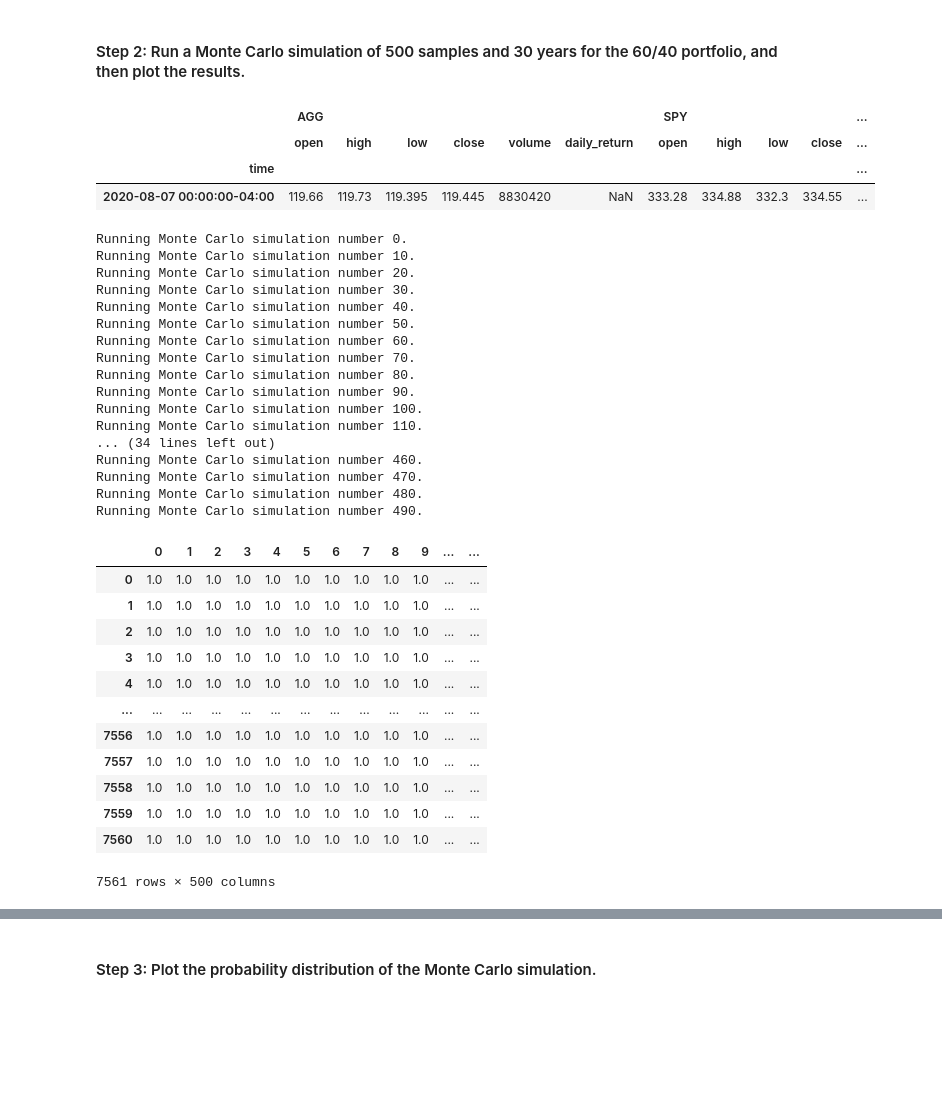
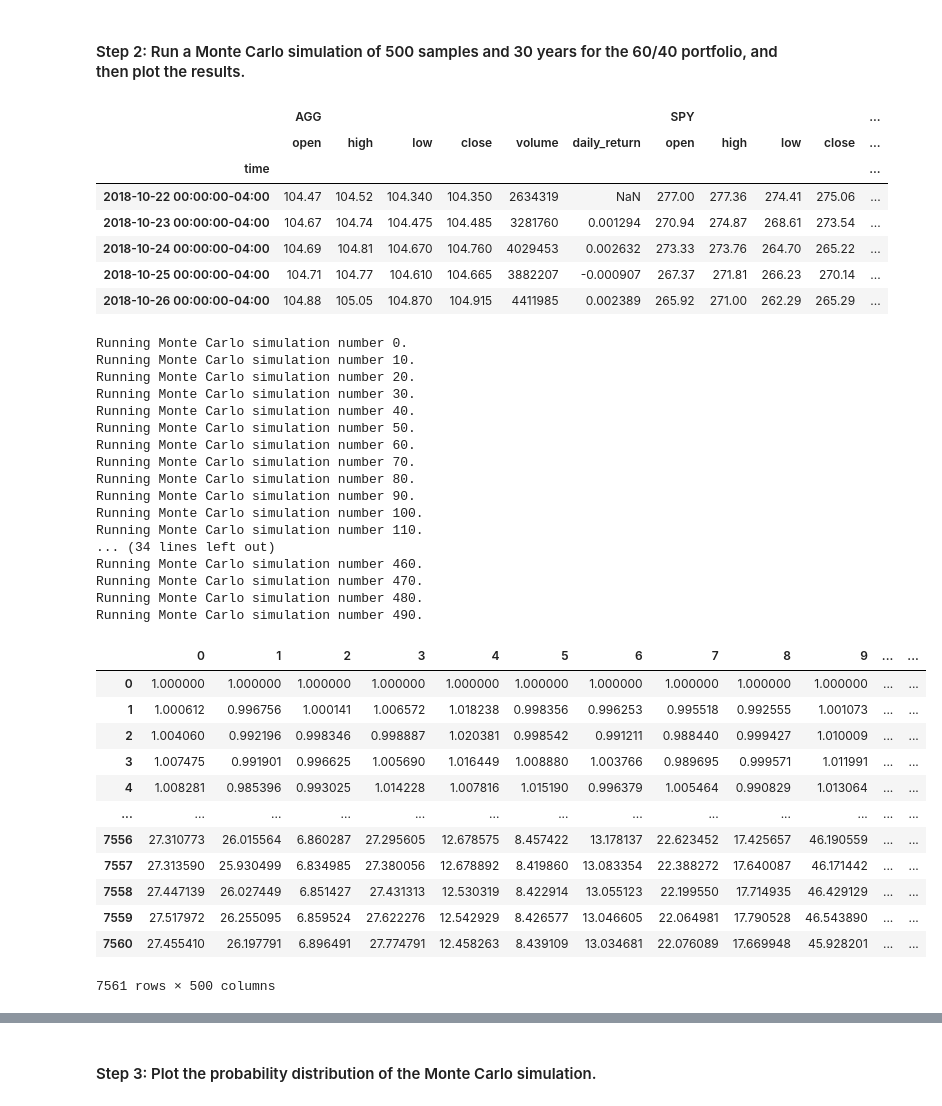
Before and after one commit to Leroy44/Monte-carlo-portfolio-forecasting-app, a Jupyter notebook: financial_planning_tools.ipynb, the cells around one changed output, grey strips where cells are left out. Saved outputs shown, nothing was run; the diff lists cells and outputs as text; code cells hidden in the pictures; blank space fills up the shorter version.

```diff
--- a/financial_planning_tools.ipynb
+++ b/financial_planning_tools.ipynb
@@ -413,8 +413,8 @@ In this section, you’ll use the MCForecastTools library to create a Monte Carl
 # %%
 # Set start and end dates of 3 years back from your current date
 # Alternatively, you can use an end date of 2020-08-07 and work 3 years back from that date
-start_date_3year = pd.Timestamp("2020-08-07", tz ="America/New_York").isoformat()
-end_date_3year= pd.Timestamp("2020-08-07", tz="America/New_York").isoformat()
+start_date = pd.Timestamp("2018-10-20", tz="America/New_York").isoformat()
+end_date = pd.Timestamp("2021-10-20", tz="America/New_York").isoformat()
 
 
 # Set number of rows to 1000 to retrieve the maximum amount of rows
@@ -424,17 +424,17 @@ limit_rows = 1000
 # The tickers and timeframe parameters should have been set in Part 1 of this activity
 # The start and end dates should be updated with the information set above
 # Remember to add the df property to the end of the call so the response is returned as a DataFrame
-portfolio_mc_df = alpaca.get_barset(
+df_prices = alpaca.get_barset(
     tickers,
     timeframe,
-    start= start_date_3year,
-    end = end_date_3year,
-    limit = limit_rows
+    start=start_date,
+    end=end_date,
+    limit=limit_rows
 ).df
 
 # Display both the first and last five rows of the DataFrame
-display(portfolio_mc_df.head())
-display(portfolio_mc_df.tail())
+display(df_prices.head())
+display(df_prices.tail())
 # %% [output]
 |  | AGG |  |  |  |  | SPY |  |  |  |  |
 |  | open | high | low | close | volume | open | high | low | close | volume |
@@ -450,53 +458,57 @@ display(portfolio_mc_df.tail())
 # Configure the Monte Carlo simulation to forecast 30 years cumulative returns
 # The weights should be split 40% to AGG and 60% to SPY.
 # Run 500 samples.
-mc_thirtyyear = MCSimulation(
-    portfolio_data = portfolio_mc_df,
-    weights = [.40,.60],
-    num_simulation=500,
-    num_trading_days=252*30
+simulation_mc30 = MCSimulation(
+    portfolio_data = df_prices,
+    weights = [0.6, 0.4],
+    num_simulation = 500,
+    num_trading_days = 7560,
 )
 
 # Review the simulation input data
-mc_thirtyyear.portfolio_data.head()
+simulation_mc30.portfolio_data.head()
 # %% [output]
 |  | AGG |  |  |  |  |  | SPY |  |  |  | ... |
 |  | open | high | low | close | volume | daily_return | open | high | low | close | ... |
 | time |  |  |  |  |  |  |  |  |  |  | ... |
-| 2020-08-07 00:00:00-04:00 | 119.66 | 119.73 | 119.395 | 119.445 | 8830420 | NaN | 333.28 | 334.88 | 332.3 | 334.55 | ... |
+| 2018-10-22 00:00:00-04:00 | 104.47 | 104.52 | 104.340 | 104.350 | 2634319 | NaN | 277.00 | 277.36 | 274.41 | 275.06 | ... |
+| 2018-10-23 00:00:00-04:00 | 104.67 | 104.74 | 104.475 | 104.485 | 3281760 | 0.001294 | 270.94 | 274.87 | 268.61 | 273.54 | ... |
+| 2018-10-24 00:00:00-04:00 | 104.69 | 104.81 | 104.670 | 104.760 | 4029453 | 0.002632 | 273.33 | 273.76 | 264.70 | 265.22 | ... |
+| 2018-10-25 00:00:00-04:00 | 104.71 | 104.77 | 104.610 | 104.665 | 3882207 | -0.000907 | 267.37 | 271.81 | 266.23 | 270.14 | ... |
+| 2018-10-26 00:00:00-04:00 | 104.88 | 105.05 | 104.870 | 104.915 | 4411985 | 0.002389 | 265.92 | 271.00 | 262.29 | 265.29 | ... |
 # %%
 # Run the Monte Carlo simulation to forecast 30 years cumulative returns
-mc_thirtyyear.calc_cumulative_return()
+simulation_mc30.calc_cumulative_return()
 # %% [output]
 Running Monte Carlo simulation number 0.
 Running Monte Carlo simulation number 10.
 Running Monte Carlo simulation number 20.
 Running Monte Carlo simulation number 30.
 Running Monte Carlo simulation number 40.
 Running Monte Carlo simulation number 50.
 Running Monte Carlo simulation number 60.
 Running Monte Carlo simulation number 70.
 Running Monte Carlo simulation number 80.
 Running Monte Carlo simulation number 90.
 Running Monte Carlo simulation number 100.
 Running Monte Carlo simulation number 110.
 ... (34 lines left out)
 Running Monte Carlo simulation number 460.
 Running Monte Carlo simulation number 470.
 Running Monte Carlo simulation number 480.
 Running Monte Carlo simulation number 490.
 |  | 0 | 1 | 2 | 3 | 4 | 5 | 6 | 7 | 8 | 9 | ... | ... |
-| 0 | 1.0 | 1.0 | 1.0 | 1.0 | 1.0 | 1.0 | 1.0 | 1.0 | 1.0 | 1.0 | ... | ... |
-| 1 | 1.0 | 1.0 | 1.0 | 1.0 | 1.0 | 1.0 | 1.0 | 1.0 | 1.0 | 1.0 | ... | ... |
-| 2 | 1.0 | 1.0 | 1.0 | 1.0 | 1.0 | 1.0 | 1.0 | 1.0 | 1.0 | 1.0 | ... | ... |
-| 3 | 1.0 | 1.0 | 1.0 | 1.0 | 1.0 | 1.0 | 1.0 | 1.0 | 1.0 | 1.0 | ... | ... |
-| 4 | 1.0 | 1.0 | 1.0 | 1.0 | 1.0 | 1.0 | 1.0 | 1.0 | 1.0 | 1.0 | ... | ... |
+| 0 | 1.000000 | 1.000000 | 1.000000 | 1.000000 | 1.000000 | 1.000000 | 1.000000 | 1.000000 | 1.000000 | 1.000000 | ... | ... |
+| 1 | 1.000612 | 0.996756 | 1.000141 | 1.006572 | 1.018238 | 0.998356 | 0.996253 | 0.995518 | 0.992555 | 1.001073 | ... | ... |
+| 2 | 1.004060 | 0.992196 | 0.998346 | 0.998887 | 1.020381 | 0.998542 | 0.991211 | 0.988440 | 0.999427 | 1.010009 | ... | ... |
+| 3 | 1.007475 | 0.991901 | 0.996625 | 1.005690 | 1.016449 | 1.008880 | 1.003766 | 0.989695 | 0.999571 | 1.011991 | ... | ... |
+| 4 | 1.008281 | 0.985396 | 0.993025 | 1.014228 | 1.007816 | 1.015190 | 0.996379 | 1.005464 | 0.990829 | 1.013064 | ... | ... |
 | ... | ... | ... | ... | ... | ... | ... | ... | ... | ... | ... | ... | ... |
-| 7556 | 1.0 | 1.0 | 1.0 | 1.0 | 1.0 | 1.0 | 1.0 | 1.0 | 1.0 | 1.0 | ... | ... |
-| 7557 | 1.0 | 1.0 | 1.0 | 1.0 | 1.0 | 1.0 | 1.0 | 1.0 | 1.0 | 1.0 | ... | ... |
-| 7558 | 1.0 | 1.0 | 1.0 | 1.0 | 1.0 | 1.0 | 1.0 | 1.0 | 1.0 | 1.0 | ... | ... |
-| 7559 | 1.0 | 1.0 | 1.0 | 1.0 | 1.0 | 1.0 | 1.0 | 1.0 | 1.0 | 1.0 | ... | ... |
-| 7560 | 1.0 | 1.0 | 1.0 | 1.0 | 1.0 | 1.0 | 1.0 | 1.0 | 1.0 | 1.0 | ... | ... |
+| 7556 | 27.310773 | 26.015564 | 6.860287 | 27.295605 | 12.678575 | 8.457422 | 13.178137 | 22.623452 | 17.425657 | 46.190559 | ... | ... |
+| 7557 | 27.313590 | 25.930499 | 6.834985 | 27.380056 | 12.678892 | 8.419860 | 13.083354 | 22.388272 | 17.640087 | 46.171442 | ... | ... |
+| 7558 | 27.447139 | 26.027449 | 6.851427 | 27.431313 | 12.530319 | 8.422914 | 13.055123 | 22.199550 | 17.714935 | 46.429129 | ... | ... |
+| 7559 | 27.517972 | 26.255095 | 6.859524 | 27.622276 | 12.542929 | 8.426577 | 13.046605 | 22.064981 | 17.790528 | 46.543890 | ... | ... |
+| 7560 | 27.455410 | 26.197791 | 6.896491 | 27.774791 | 12.458263 | 8.439109 | 13.034681 | 22.076089 | 17.669948 | 45.928201 | ... | ... |
 7561 rows × 500 columns
 # %%
 # Visualize the 30-year Monte Carlo simulation by creating an
```
Also changed, not shown: parts of 25 cells of this notebook.
